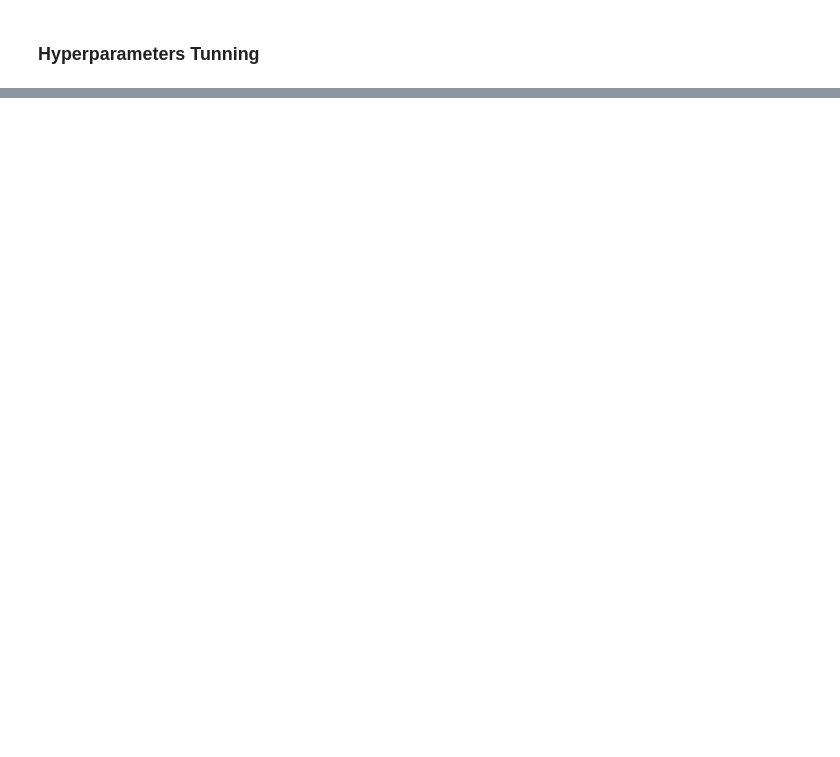
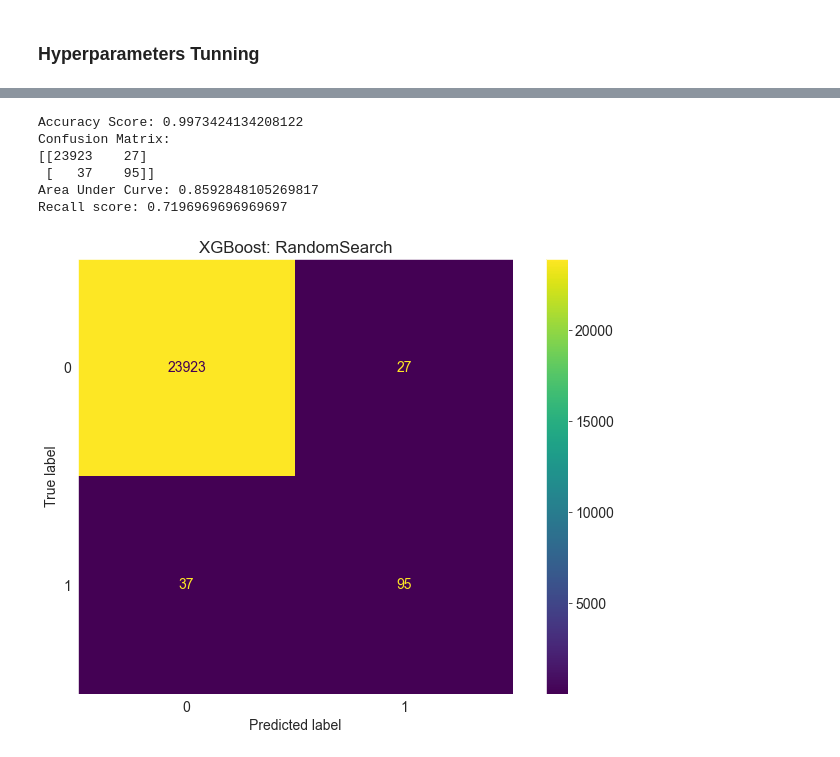
Before and after one commit to daraneeS/CLASSIFICATION_Imbalanced_Data, a Jupyter notebook: CreditCard_Fraud.ipynb, the cells around one changed output, grey strips where cells are left out. Cells and saved outputs as stored; diff of their text form; code cells hidden in the pictures; blank space fills up the shorter version.

```diff
--- a/CreditCard_Fraud.ipynb
+++ b/CreditCard_Fraud.ipynb
@@ -1546,2 +1778,2 @@ params_xgb2 = {"max_depth":[5,10,15],
 # %%
-# grid_xgb2.fit(X_train, y_train)
+xgb_rs.fit(X_train, y_train)
@@ -1549,0 +1822,9 @@ params_xgb2 = {"max_depth":[5,10,15],
+# %%
+xgb_cl4 = xgb.XGBClassifier(n_estimators=1000,
+                            scale_pos_weight=1000,
+                            max_depth=15,
+                            subsample=1,
+                            learning_rate = 0.3775,
+                            random_state=1 )
+# %%
+xgb_cl4.fit(X_train, y_train)
@@ -1549,0 +1842,20 @@ params_xgb2 = {"max_depth":[5,10,15],
+# %%
+xgb_cl_pred4 = xgb_cl4.predict(X_test)
+# %%
+print(f'Accuracy Score: {accuracy_score(y_test,xgb_cl_pred4)}')
+print(f'Confusion Matrix: \n{confusion_matrix(y_test, xgb_cl_pred4)}')
+print(f'Area Under Curve: {roc_auc_score(y_test, xgb_cl_pred4)}')
+print(f'Recall score: {recall_score(y_test,xgb_cl_pred4)}')
+# %% [output]
+Accuracy Score: 0.9973424134208122
+Confusion Matrix:
+[[23923    27]
+ [   37    95]]
+Area Under Curve: 0.8592848105269817
+Recall score: 0.7196969696969697
+# %%
+ConfusionMatrixDisplay.from_predictions(y_test, xgb_cl_pred4)
+plt.title("XGBoost: RandomSearch")
+plt.grid()
+# %% [output]
+[figure, added]
```
Also changed, not shown: parts of 72 cells of this notebook, 2 other files.
